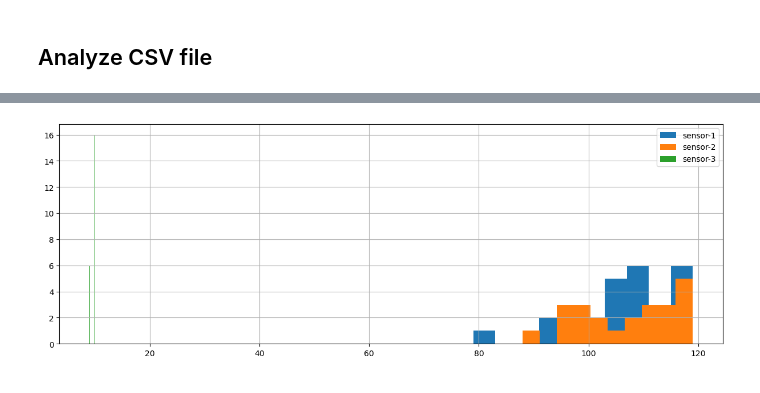
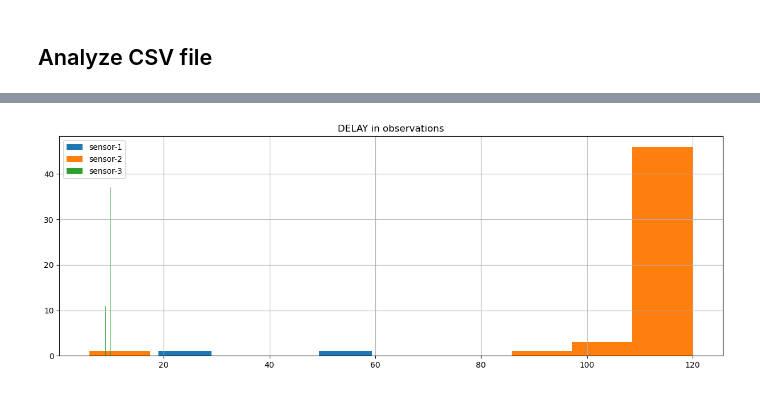
Before and after one commit to giobbu/online-root-cause-analysis, a Jupyter notebook: notebooks/12_spark_read_csv.ipynb, the cells around one changed output, grey strips where cells are left out. Cells and saved outputs as stored; diff of their text form; code cells hidden in the pictures.

```diff
--- a/notebooks/12_spark_read_csv.ipynb
+++ b/notebooks/12_spark_read_csv.ipynb
@@ -72,4 +72,6 @@ pandas_df.tail()
 pandas_df["datetime"] = pd.to_datetime(pandas_df["window_end"])
 # %%
 sorted_df = pandas_df.sort_values(by='datetime').set_index("datetime")
+# %%
+sorted_df['range_max_min'] = sorted_df['max'] - sorted_df['min']
 # %%
@@ -118,6 +152,7 @@ plt.show()
 # %%
 plt.figure(figsize=(15, 5))
-sorted_df.groupby("sensor").max_time_delay.hist(legend=True)
+sorted_df.groupby("sensor").max_delay.hist(legend=True)
+plt.title("DELAY in observations")
 plt.show()
 # %% [output]
-[figure, old version]
+[figure, new version]
```
Also changed, not shown: parts of 9 cells of this notebook.
